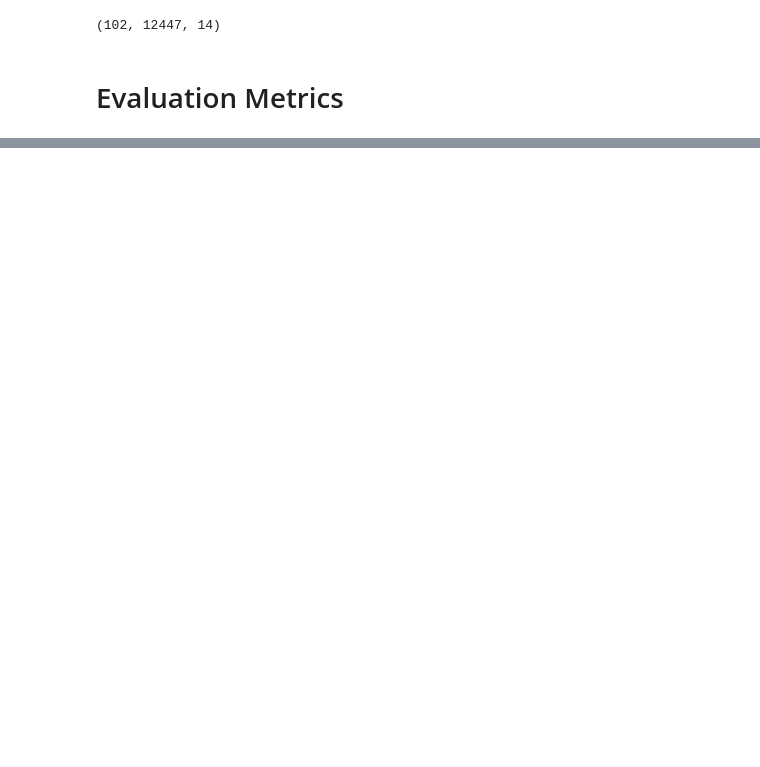
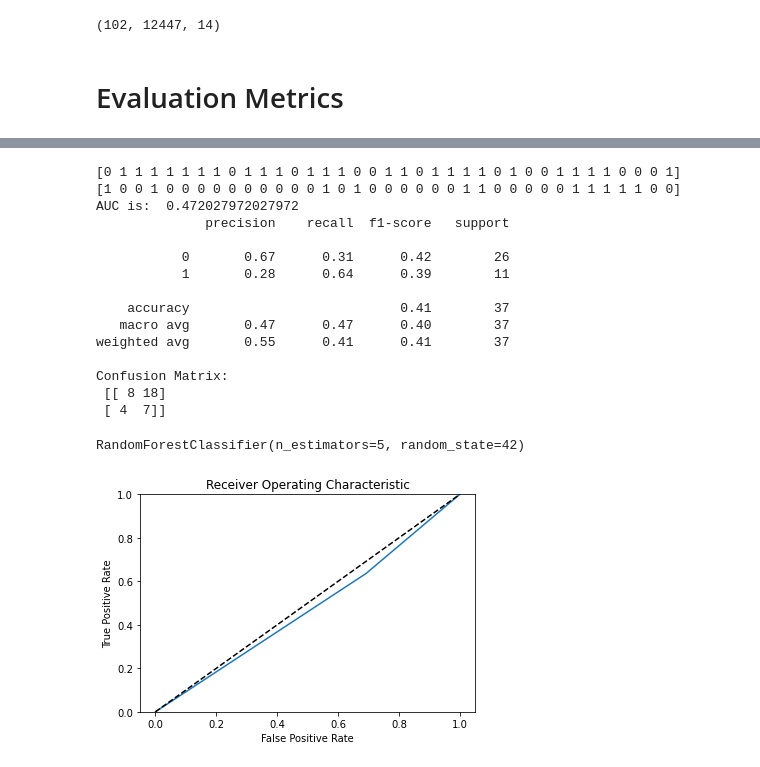
Before and after one commit to derong97/automatic-depression-detector, a Jupyter notebook: models/gaze/Gaze Model.ipynb, the cells around one changed output, grey strips where cells are left out. Cells and saved outputs as stored; diff of their text form; code cells hidden in the pictures; blank space fills up the shorter version.

```diff
--- a/models/gaze/Gaze Model.ipynb
+++ b/models/gaze/Gaze Model.ipynb
@@ -116,0 +360,21 @@ evaluate_on_training_set(y_test, y_pred)
+# %%
+# Based on f1
+evaluate_model(best_forest_f1_model)
+# %% [output]
+[0 1 1 1 1 1 1 1 0 1 1 1 0 1 1 1 0 0 1 1 0 1 1 1 1 0 1 0 0 1 1 1 1 0 0 0 1]
+[1 0 0 1 0 0 0 0 0 0 0 0 0 0 1 0 1 0 0 0 0 0 0 1 1 0 0 0 0 0 1 1 1 1 1 0 0]
+AUC is:  0.472027972027972
+              precision    recall  f1-score   support
+
+           0       0.67      0.31      0.42        26
+           1       0.28      0.64      0.39        11
+
+    accuracy                           0.41        37
+   macro avg       0.47      0.47      0.40        37
+weighted avg       0.55      0.41      0.41        37
+
+Confusion Matrix:
+ [[ 8 18]
+ [ 4  7]]
+RandomForestClassifier(n_estimators=5, random_state=42)
+[figure, added]
```
Also changed, not shown: parts of 27 cells of this notebook, 6 other files.
